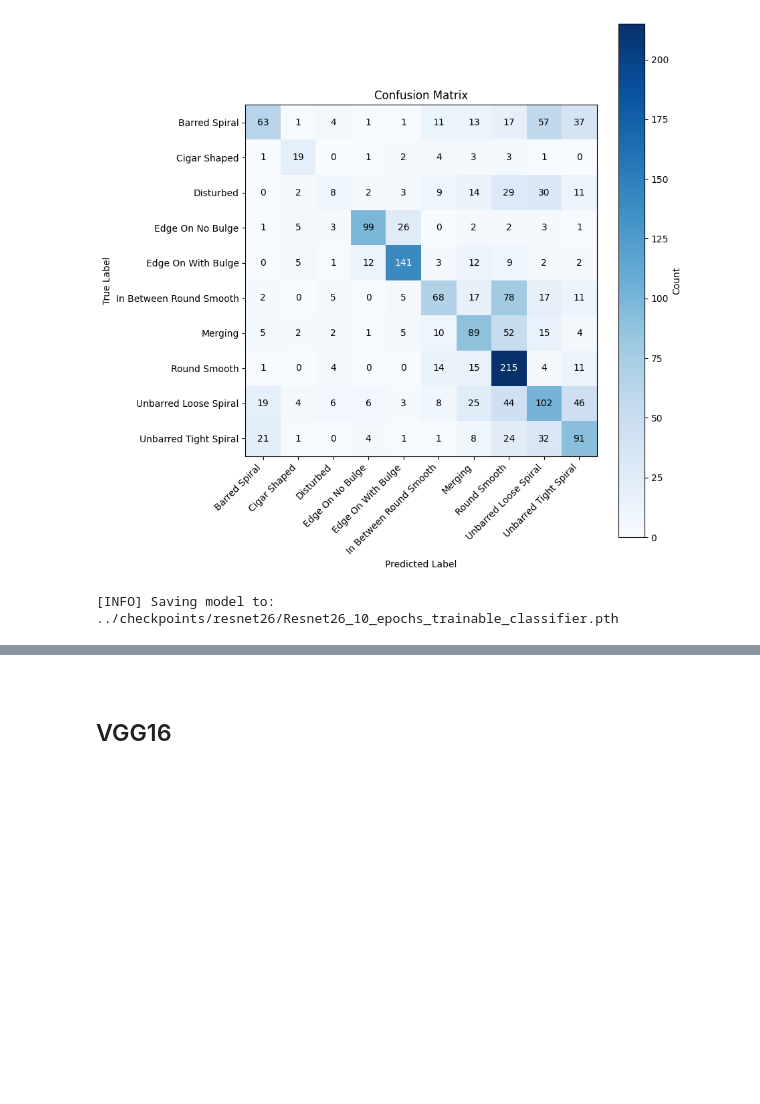
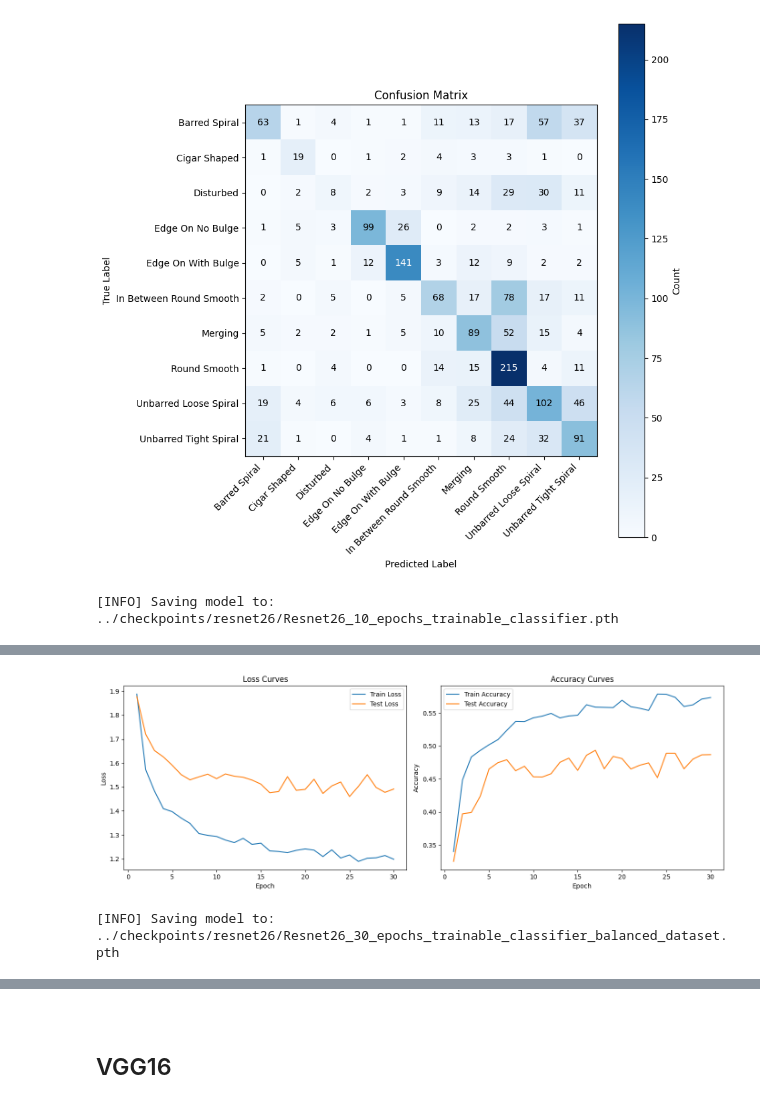
Before and after one commit to CheekyRishi/galaxy_morphology_classification, a Jupyter notebook: notebooks/train_and_evaluate.ipynb, the cells around one changed output, grey strips where cells are left out. Saved outputs shown, nothing was run; the diff lists cells and outputs as text; code cells hidden in the pictures; blank space fills up the shorter version.

Commit message:
Train resnet26 on balanced dataset and evaluate using balanced and unbalanced test dataset

```diff
--- a/notebooks/train_and_evaluate.ipynb
+++ b/notebooks/train_and_evaluate.ipynb
@@ -270,0 +273,26 @@ save_model.save_model(model=ResNet26,model_name="Resnet26_10_epochs_trainable_cl
+# %%
+ResNet26, resnet26_eval_transforms = resnet.resnet26(num_classes=10)
+optimizer = torch.optim.Adam(params=ResNet26.parameters(),lr=1e-3)
+loss_fn = torch.nn.CrossEntropyLoss()
+# %%
+#Balanced dataset
+balanced_train_dir = "../data/Galaxy10_DECaLS_Balanced/train"
+balanced_test_dir = "../data/Galaxy10_DECaLS_Balanced/test"
+val_dir = "../data/Galaxy10_DECaLS/val" #We're not going to use this in our balanced dataset pipeline
+
+balanced_train_loader, _, balanced_test_loader, class_names= dataloaders.create_dataloaders(train_dir=balanced_train_dir,
+                                                                        test_dir=balanced_test_dir,
+                                                                        val_dir=val_dir,
+                                                                        num_workers=NUM_WORKERS,
+                                                                        train_transform=transforms.get_train_transforms(resize_size=256,crop_size=224),
+                                                                        eval_transform=resnet26_eval_transforms,
+                                                                        batch_size=BATCH_SIZE)
+# %%
+resnet26_results = engine.train(model=ResNet26,
+                                optimizer=optimizer,
+                                loss_fn=loss_fn,
+                                device=device,
+                                epochs=EPOCHS*3,
+                                train_dataloader=balanced_train_loader,
+                                test_dataloader=balanced_test_loader,
+                                validation=False)
@@ -270,0 +317,8 @@ save_model.save_model(model=ResNet26,model_name="Resnet26_10_epochs_trainable_cl
+# %%
+visualisations.plot_acc_loss_curves(results=resnet26_results,validation=False)
+# %% [output]
+[figure, added]
+# %%
+save_model.save_model(model=ResNet26,model_name="Resnet26_30_epochs_trainable_classifier_balanced_dataset.pth",base_dir='checkpoints')
+# %% [output]
+[INFO] Saving model to: ../checkpoints/resnet26/Resnet26_30_epochs_trainable_classifier_balanced_dataset.pth
```
Also changed, not shown: parts of 6 cells of this notebook.
